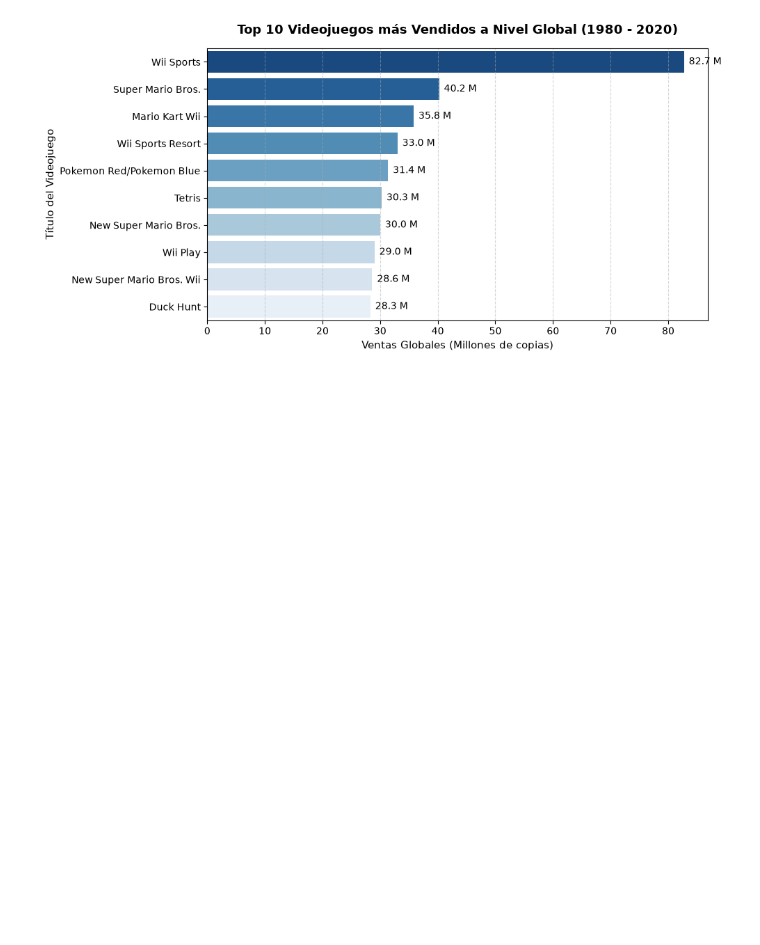
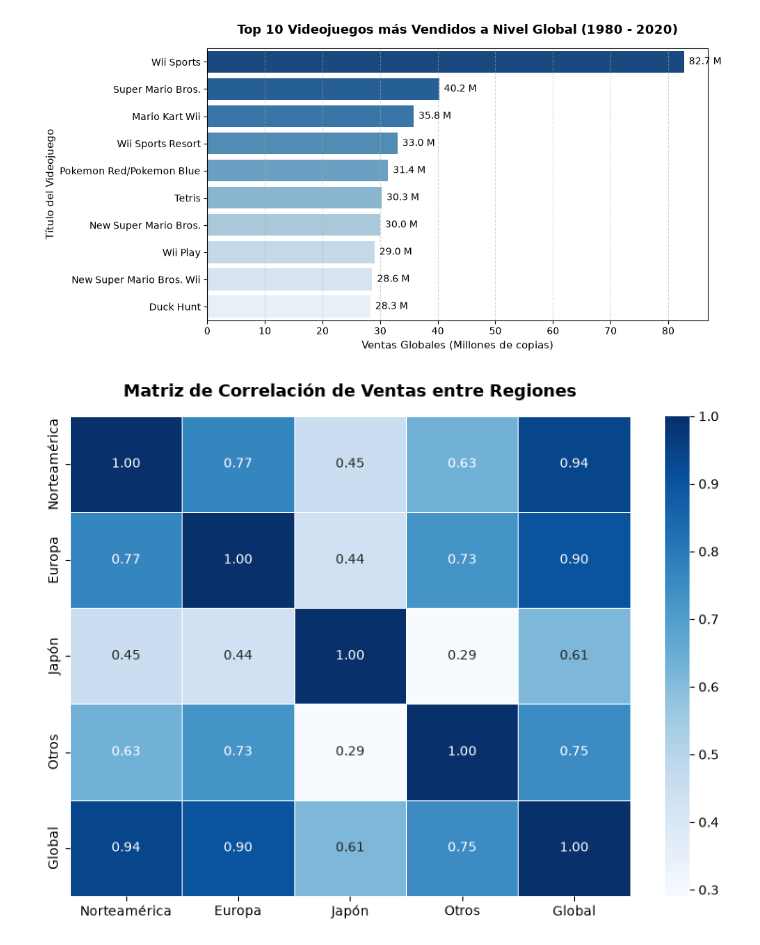
Before and after one commit to lucasandresponce/proyecto-final-videojuegos-, a Jupyter notebook: notebook.ipynb, the cells around one changed output. Cells and saved outputs as stored; diff of their text form; code cells hidden in the pictures; blank space fills up the shorter version.

Commit message:
matriz de correlacion

```diff
--- a/notebook.ipynb
+++ b/notebook.ipynb
@@ -310,3 +310,29 @@ Passing `palette` without assigning `hue` is deprecated and will be removed in v
 
   sns.barplot(data=top10_juegos, x="Global_Sales", y="Name", palette="Blues_r", ax=ax)
 [figure]
+# %%
+import matplotlib.pyplot as plt
+import seaborn as sns
+
+# renombro al español
+columnas_ventas = df_limpio[["NA_Sales", "EU_Sales", "JP_Sales", "Other_Sales", "Global_Sales"]].rename(columns={
+    "NA_Sales": "Norteamérica",
+    "EU_Sales": "Europa",
+    "JP_Sales": "Japón",
+    "Other_Sales": "Otros",
+    "Global_Sales": "Global"
+})
+
+#  Calculamos la matriz de correlación
+matriz_corr = columnas_ventas.corr()
+
+# 3. Graficamos el Mapa de Calor
+fig, ax = plt.subplots(figsize=(8, 6))
+sns.heatmap(matriz_corr, annot=True, cmap="Blues", fmt=".2f", linewidths=0.5, ax=ax)
+
+ax.set_title("Matriz de Correlación de Ventas entre Regiones", fontsize=13, fontweight="bold", pad=15)
+
+plt.tight_layout()
+plt.show()
+# %% [output]
+[figure, added]
```
